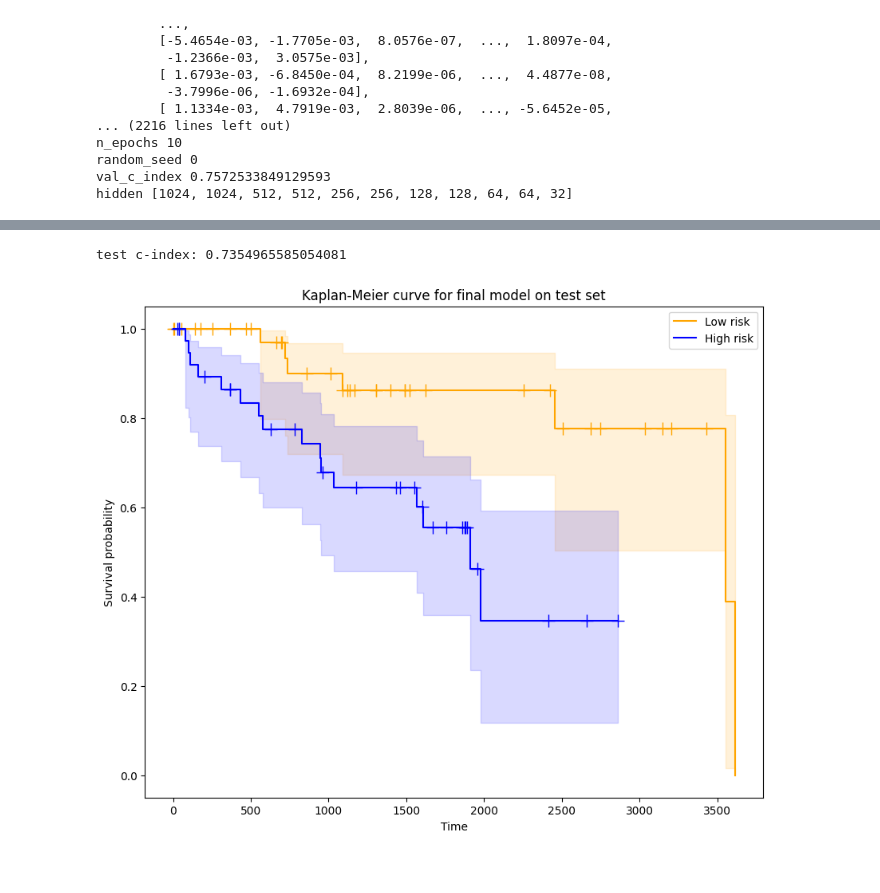
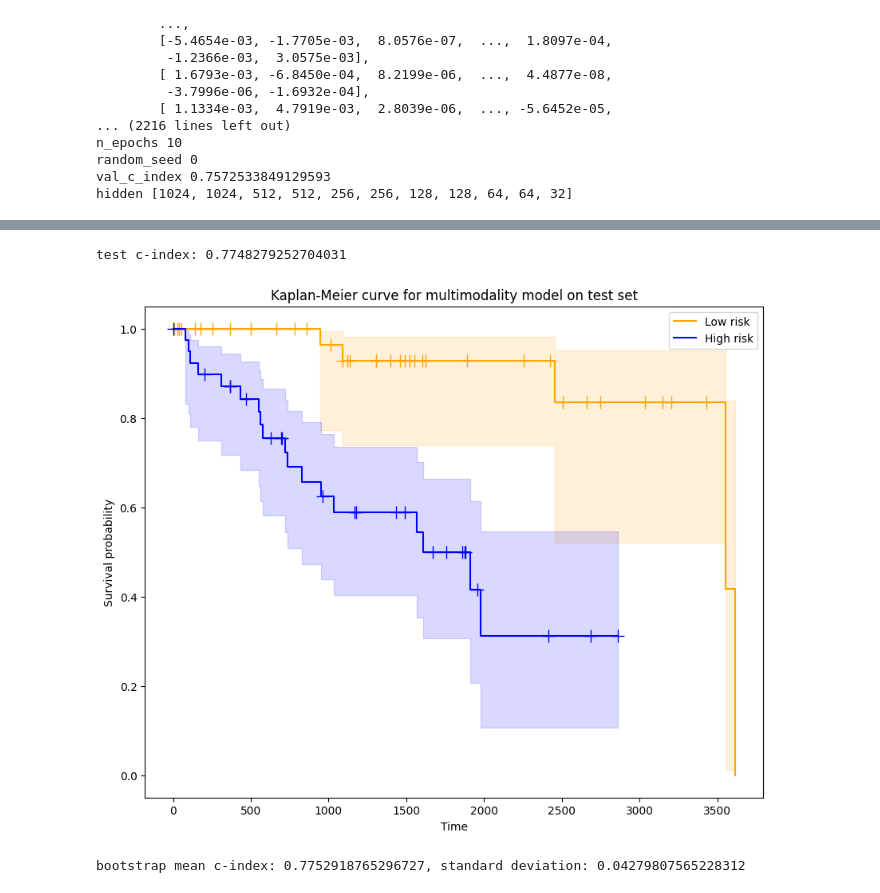
Before and after one commit to quanghieu31/multimodal-ccRCC, a Jupyter notebook: notebooks/model-runs.ipynb, the cells around one changed output, grey strips where cells are left out. Drawn from its saved outputs; the diff is of its cells as text; code cells hidden in the pictures.

Commit message:
fixed model to nn.Linear layers

```diff
--- a/notebooks/model-runs.ipynb
+++ b/notebooks/model-runs.ipynb
@@ -489,7 +531,7 @@ def negative_partial_log_likelihood(hazard_preds, times, events, device, eps=1e-
 ################## HYPERPARAMS ################################################
 
 # https://arxiv.org/pdf/1206.5533 (guide to choose hyperparams)
-n_epochs = 10
+n_epochs = 5
 lr = 0.0001
 batch_size = 32
 
@@ -536,7 +578,7 @@ dataset = MultimodalDataset(
     config["wsi"]["wsi_slides"]
 )
 
-train_size, val_size = int(0.7 * len(dataset)), int(0.15 * len(dataset))
+train_size, val_size = int(0.70 * len(dataset)), int(0.15 * len(dataset))
 test_size = len(dataset) - train_size - val_size
 train, val, test = random_split(dataset, [train_size, val_size, test_size])
 
@@ -651,7 +688,7 @@ def display_km_curves_fusion(risks, times, events, title_name, c_index, save_fig
     # fit high risk
     kmf_high.fit(times[high_risk_idx], event_observed=events[high_risk_idx], label='High risk')
     kmf_high.plot_survival_function(ax=ax, ci_alpha=0.15, ci_show=True,show_censors=True, color='blue')
-    ax.set_title(f"Kaplan-Meier curve for final model on {title_name}")
+    ax.set_title(f"Kaplan-Meier curve for multimodality model on {title_name}")
     ax.set_xlabel("Time")
     ax.set_ylabel("Survival probability")
     plt.legend()
@@ -692,7 +729,7 @@ print(f"validation c-index custom: {val_c_index_custom}")
 display_km_curves_fusion(val_risks, val_times, val_events, "validation set", val_c_index, save_figure=False)
 
 
-saved_model = False
+saved_model = True
 
 if saved_model:
     current_time = datetime.now().strftime("%H-%M-%S")
@@ -707,7 +744,8 @@ if saved_model:
         'n_epochs': n_epochs,
         'random_seed': 0,
         'val_c_index': val_c_index,
-        'hidden': [1024, 1024, 512, 512, 256, 256, 128, 128, 64, 64, 32]
+        'hidden': [1024, 1024, 512, 512, 256, 256, 128, 128, 64, 64, 32],
+        'mode_fcn': 'linear'
     }, checkpoint_path)
     print(f"saved model: {checkpoint_path}")
 # %% [output]
@@ -786,11 +805,15 @@ from lifelines.utils import concordance_index
 # from models import *
 # from train import test_loader
 
+random.seed(0)
+np.random.seed(0)
+torch.manual_seed(0)
+
 device = torch.device("cuda" if torch.cuda.is_available() else "cpu")
 
 ############################# FINAL ###########################################
 
-checkpoint_path = r"..\checkpoints\trained-model_2025-03-02_0.757253.pth" # TODO: to choose
+checkpoint_path = r"..\\checkpoints\trained-model_2025-03-04_0.692456.pth" # TODO: to choose
 
 model_chkpt = FusionNetwork()
 model_chkpt.to(device)
@@ -802,33 +825,57 @@ model_chkpt.load_state_dict(checkpoint['model_state_dict'])
 optimizer.load_state_dict(checkpoint['optimizer_state_dict'])
 val_c_index = checkpoint['val_c_index']
 
 model_chkpt.eval()
 
 test_risks = []
 test_times = []
 test_events = []
 
 with torch.no_grad():
     for batch in tqdm(test_loader):
         # unpack the batch
         batch_clinical_rna_features, batch_lists_phenotype_clusters, batch_times, batch_events = batch
 
         # move times and events to the device
         batch_times = batch_times.to(device)
         batch_events = batch_events.to(device)
 
         # tterate over each sample in the batch
         for i, (clinical_rna_features, list_of_phenotype_tensors) in enumerate(zip(batch_clinical_rna_features, batch_lists_phenotype_clusters)):
 
             risk_score = model_chkpt(clinical_rna_features, list_of_phenotype_tensors)
 
             test_risks.append(risk_score.item())
             test_times.append(batch_times[i].item())
             test_events.append(batch_events[i].item())
 
 test_c_index = concordance_index(test_times, -np.array(test_risks), test_events)
 print(f"test c-index: {test_c_index}")
-display_km_curves_fusion(test_risks, test_times, test_events, "test set", val_c_index, save_figure=True)
+display_km_curves_fusion(test_risks, test_times, test_events, "test set", test_c_index, save_figure=True)
 # %% [output]
-test c-index: 0.7354965585054081
+test c-index: 0.7748279252704031
-[figure, old version]
+[figure, new version]
+# %%
+
+def bootstrap_c_index(times, risks, events, n_bootstrap=300): # TODO: to choose
+    random.seed(0)
+    np.random.seed(0)
+
+    indices = np.arange(len(times))
+    bootstrap_scores = []
+
+    for _ in range(n_bootstrap):
+        # sample with replacement
+        sample_indices = np.random.choice(indices, size=len(indices), replace=True)
+        boot_times = np.array(times)[sample_indices]
+        boot_risks = np.array(risks)[sample_indices]
+        boot_events = np.array(events)[sample_indices]
+        score = concordance_index(boot_times, -boot_risks, boot_events)
+        bootstrap_scores.append(score)
+
+    return np.mean(bootstrap_scores), np.std(bootstrap_scores)
+
+mean_c_index, std_c_index = bootstrap_c_index(test_times, test_risks, test_events)
+print(f"bootstrap mean c-index: {mean_c_index}, standard deviation: {std_c_index}")
+# %% [output]
+bootstrap mean c-index: 0.7752918765296727, standard deviation: 0.04279807565228312
```
Also changed, not shown: parts of 7 cells of this notebook, 12 other files.
